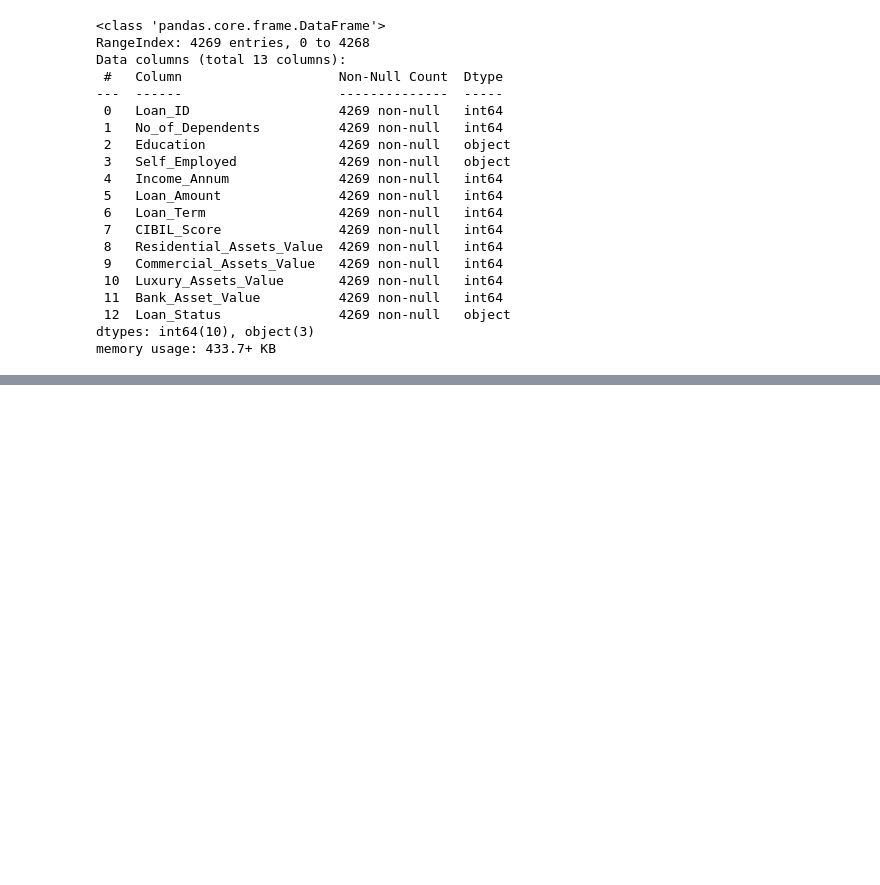
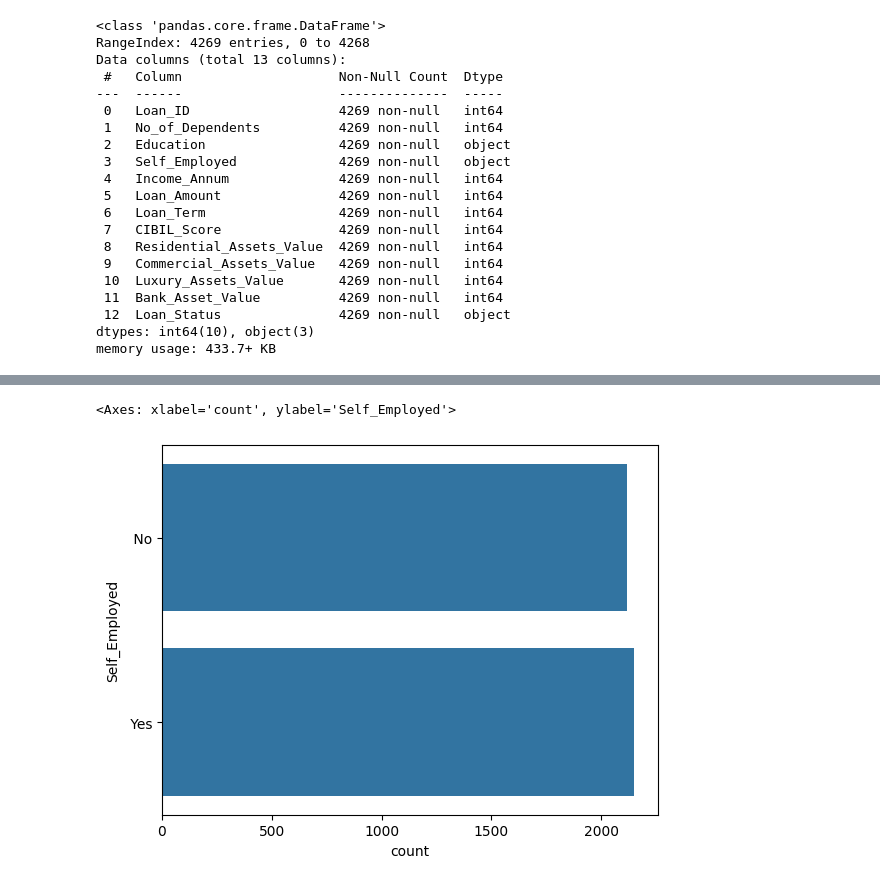
Before and after one commit to MohammadShuaib00/LoanApprovalPrediction, a Jupyter notebook: notebooks/experiment.ipynb, the cells around one changed output, grey strips where cells are left out. Saved outputs shown, nothing was run; the diff lists cells and outputs as text; code cells hidden in the pictures; blank space fills up the shorter version.

```diff
--- a/notebooks/experiment.ipynb
+++ b/notebooks/experiment.ipynb
@@ -133,0 +263,5 @@ False
+# %%
+sns.countplot(df["Self_Employed"])
+# %% [output]
+<Axes: xlabel='count', ylabel='Self_Employed'>
+[figure, added]
```
Also changed, not shown: parts of 40 cells of this notebook, 8 other files.
